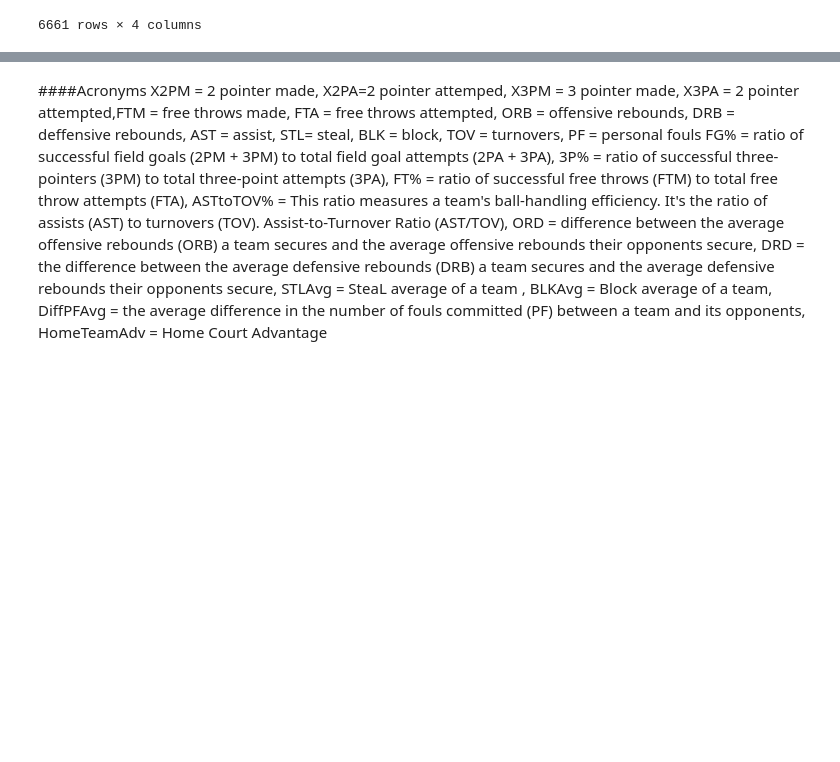
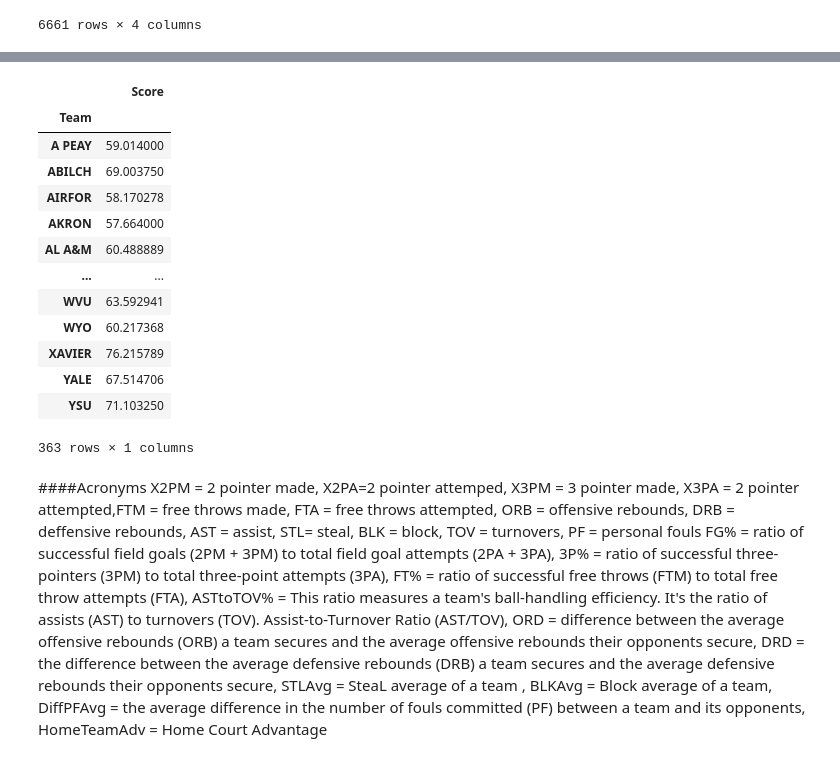
Before and after one commit to PHNX-MOD/Machine_Learning_sport_Model, a Jupyter notebook: main.ipynb, the cells around one changed output, grey strips where cells are left out. Drawn from its saved outputs; the diff is of its cells as text; code cells hidden in the pictures; blank space fills up the shorter version.

```diff
--- a/main.ipynb
+++ b/main.ipynb
@@ -350,3 +419,22 @@ dfBoxScoresAway
+# %%
+dfboxscoresMean = pd.concat([dfBoxScoresHome.drop(['Away', 'FixtureKey'], axis=1).rename(columns={'Home':'Team', 'Home_score':'Score'}).round(2),dfBoxScoresAway.drop(['Home', 'FixtureKey'], axis=1).rename(columns={'Away':'Team', 'Away_score':'Score'}).round(2)]).groupby('Team').mean()
+dfboxscoresMedian = pd.concat([dfBoxScoresHome.drop(['Away', 'FixtureKey'], axis=1).rename(columns={'Home':'Team', 'Home_score':'Score'}).round(2),dfBoxScoresAway.drop(['Home', 'FixtureKey'], axis=1).rename(columns={'Away':'Team', 'Away_score':'Score'}).round(2)]).groupby('Team').median()
+dfboxscoresMean
+# %% [output]
+|  | Score |
+| Team |  |
+| A PEAY | 59.014000 |
+| ABILCH | 69.003750 |
+| AIRFOR | 58.170278 |
+| AKRON | 57.664000 |
+| AL A&M | 60.488889 |
+| ... | ... |
+| WVU | 63.592941 |
+| WYO | 60.217368 |
+| XAVIER | 76.215789 |
+| YALE | 67.514706 |
+| YSU | 71.103250 |
+363 rows × 1 columns
 # %% [markdown]
 
 ####Acronyms</br>
```
Also changed, not shown: parts of 5 cells of this notebook.
